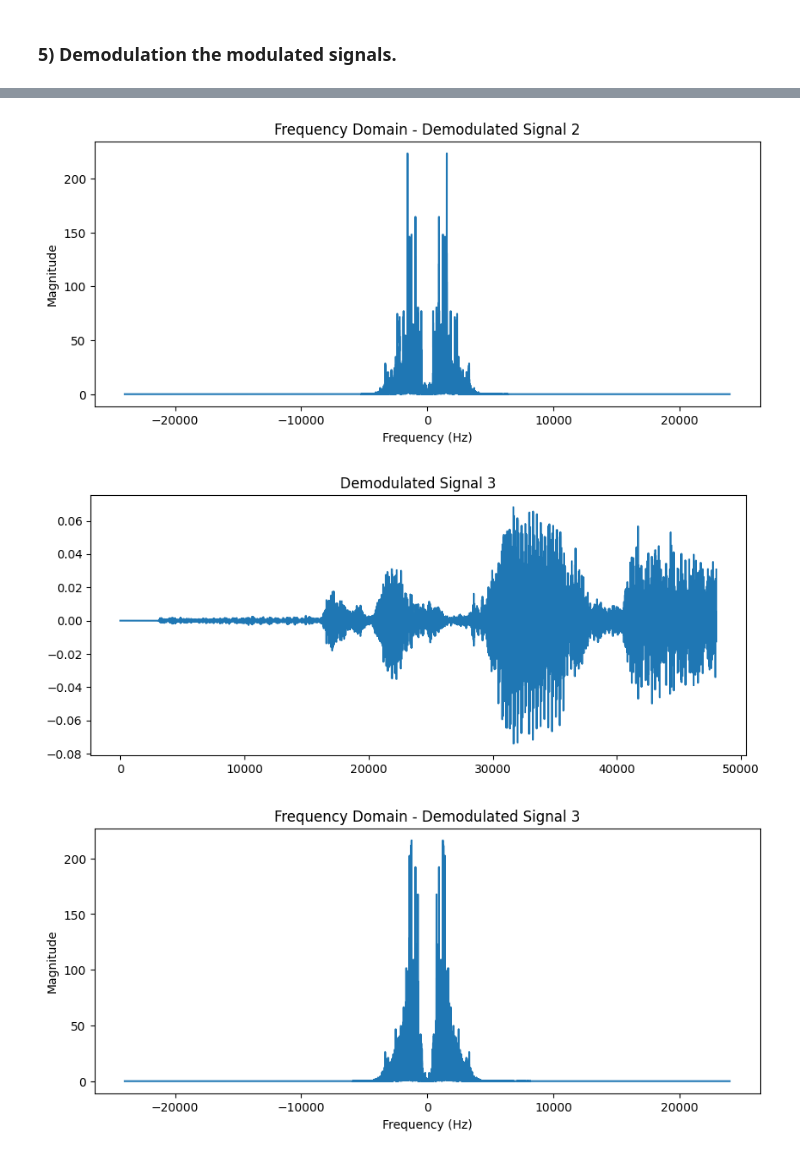
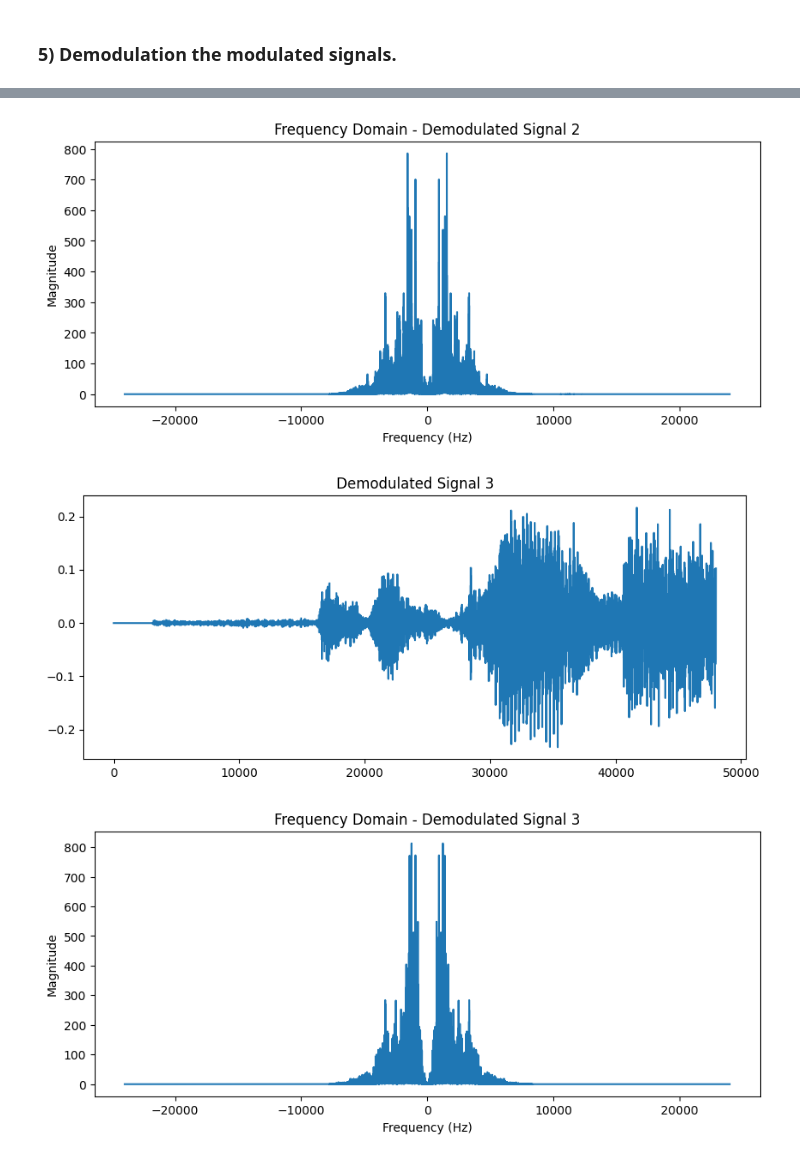
Before and after one commit to ali-bahr/FDM-SSB-Modulation, a Jupyter notebook: FDM_modulation.ipynb, the cells around one changed output, grey strips where cells are left out. Saved outputs shown, nothing was run; the diff lists cells and outputs as text; code cells hidden in the pictures.

```diff
--- a/FDM_modulation.ipynb
+++ b/FDM_modulation.ipynb
@@ -169,7 +169,7 @@ final_signal = np.zeros(duration * Fs)
 
 for index, filtered_audio in enumerate(filtered_audios):
     # initialize the carrier
-    Fc = (2 + 1.5 * (index + 1)) * bandwidth
+    Fc = (2 + 0.5 * (index + 1)) * bandwidth
     Wc = 2 * np.pi * Fc
     carrier = np.cos(Wc * t)
 
@@ -242,18 +242,18 @@ Text(0, 0.5, 'Magnitude')
 # %% [markdown]
 ### **5) Demodulation the modulated signals.**
 # %%
-def ssb_demodulator(modulated_signal, carrier_freq, fs, bandwidth):
+def ssb_demodulator(modulated_signal, carrier_freq, fs, cutoff):
     t = np.arange(len(modulated_signal)) / fs
     demodulated_signal = modulated_signal * np.cos(2 * np.pi * carrier_freq * t)
 
-    b, a = signal.butter(4, bandwidth / (fs / 2), btype='low')  # Low-pass filter to recover baseband
+    b, a = signal.butter(4, cutoff / (fs / 2), btype='low')  # Low-pass filter to recover baseband
     return signal.filtfilt(b, a, demodulated_signal)
 # %%
 
 demodulated_signals = []
 for index, mod_signal in enumerate(modulated_signals):
-    Fc = (2 + 1.5 * (index + 1)) * bandwidth
-    demodulated_signal = ssb_demodulator(mod_signal, Fc, Fs, bandwidth)
+    Fc = (2 + 0.5 * (index + 1)) * bandwidth
+    demodulated_signal = ssb_demodulator(mod_signal, Fc, Fs, cutoff) * 3
     demodulated_signals.append(demodulated_signal)
     write(f"demodulated_input{index+1}.wav", Fs, (demodulated_signal * 32767).astype(np.int16))
     plt.figure(figsize=(10, 4))
@@ -275,3 +275,3 @@ for index, mod_signal in enumerate(modulated_signals):
-[figure, old version]
+[figure, new version]
-[figure, old version]
+[figure, new version]
-[figure, old version]
+[figure, new version]
```
Also changed, not shown: parts of 2 cells of this notebook, 3 other files.
